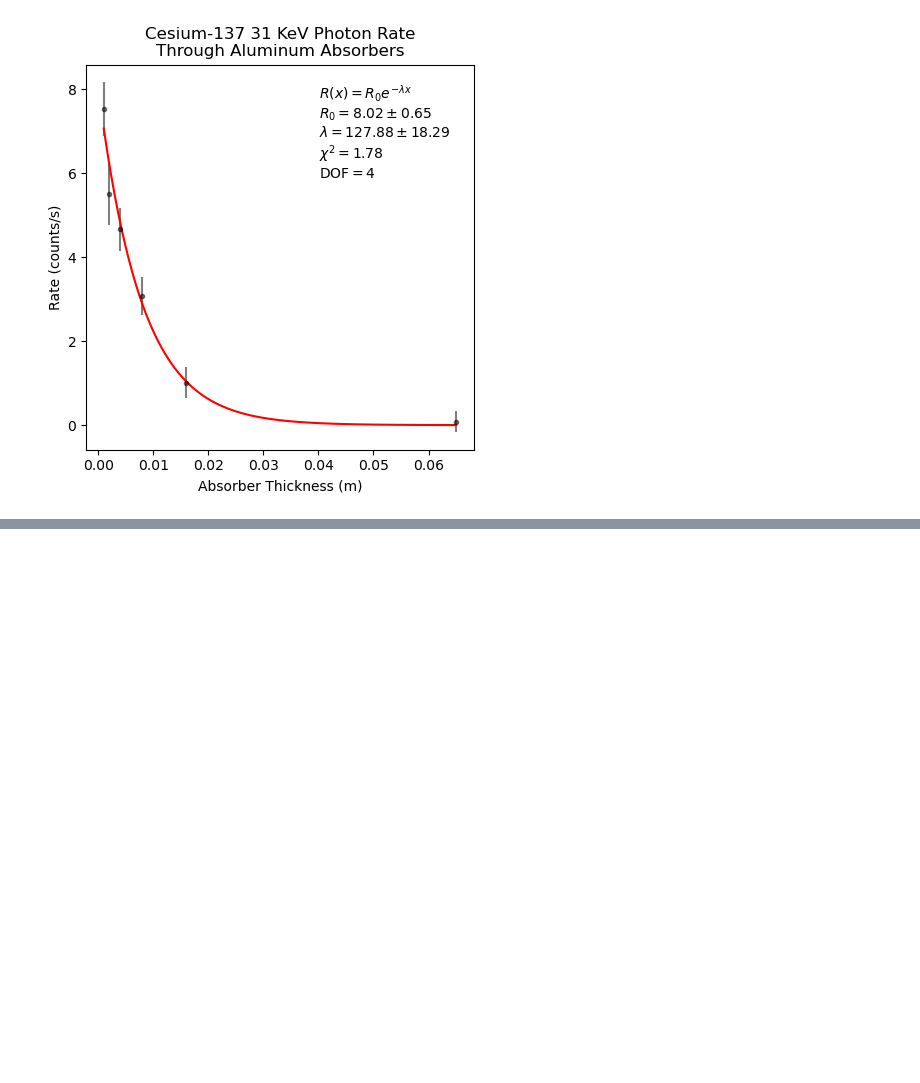
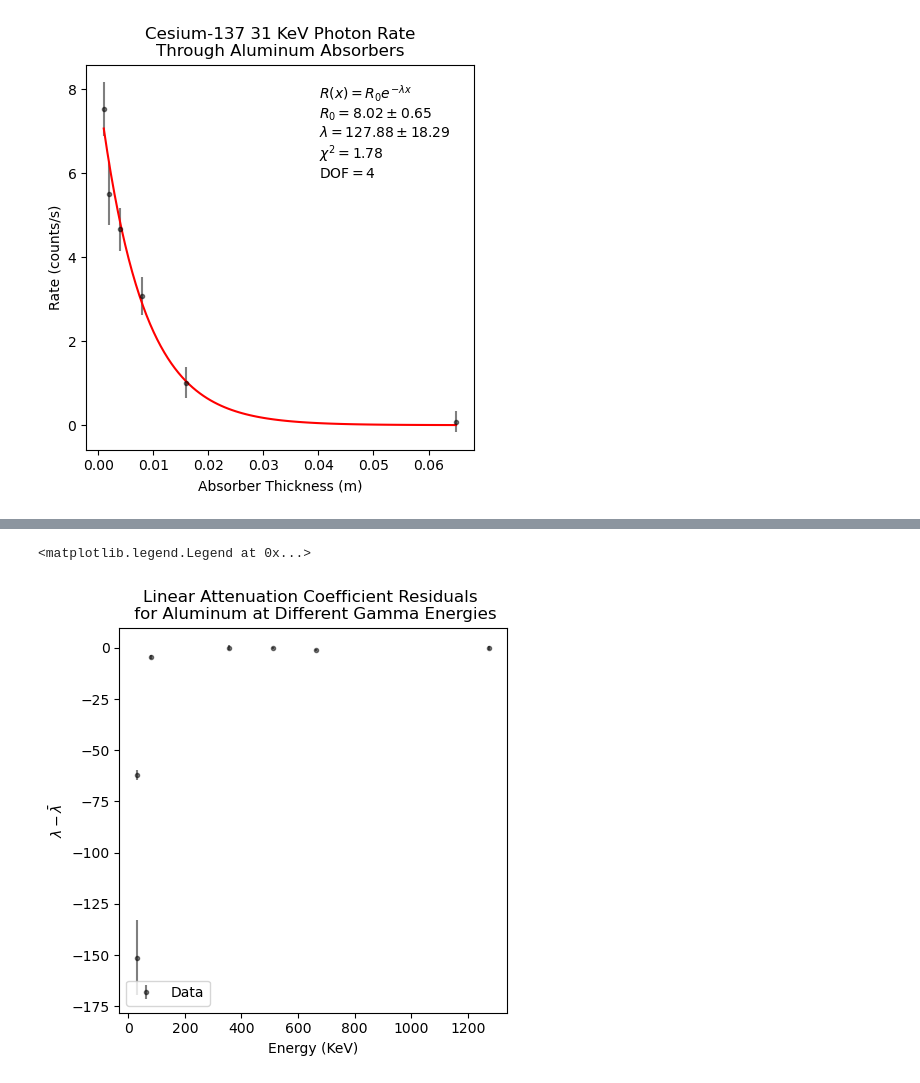
Before and after one commit to jshe2304/phys21100, a Jupyter notebook: experiment1/lambdas.ipynb, the cells around one changed output, grey strips where cells are left out. Drawn from its saved outputs; the diff is of its cells as text; code cells hidden in the pictures; blank space fills up the shorter version.

```diff
--- a/experiment1/lambdas.ipynb
+++ b/experiment1/lambdas.ipynb
@@ -156,0 +182,11 @@ Text(0.5, 1.0, 'Cesium-137 31 KeV Photon Rate\nThrough Aluminum Absorbers')
+# %%
+fig, ax = plt.subplots(figsize=(5, 5))
+
+ax.errorbar(x=E, y=residual, yerr=dresidual, fmt='k.', alpha=0.5, label='Data')
+ax.set_xlabel('Energy (KeV)')
+ax.set_ylabel('$\\lambda - \\bar{\\lambda}$')
+ax.set_title('Linear Attenuation Coefficient Residuals \n for Aluminum at Different Gamma Energies')
+ax.legend()
+# %% [output]
+<matplotlib.legend.Legend at 0x...>
+[figure, added]
```
Also changed, not shown: parts of 6 cells of this notebook, 4 other files.
